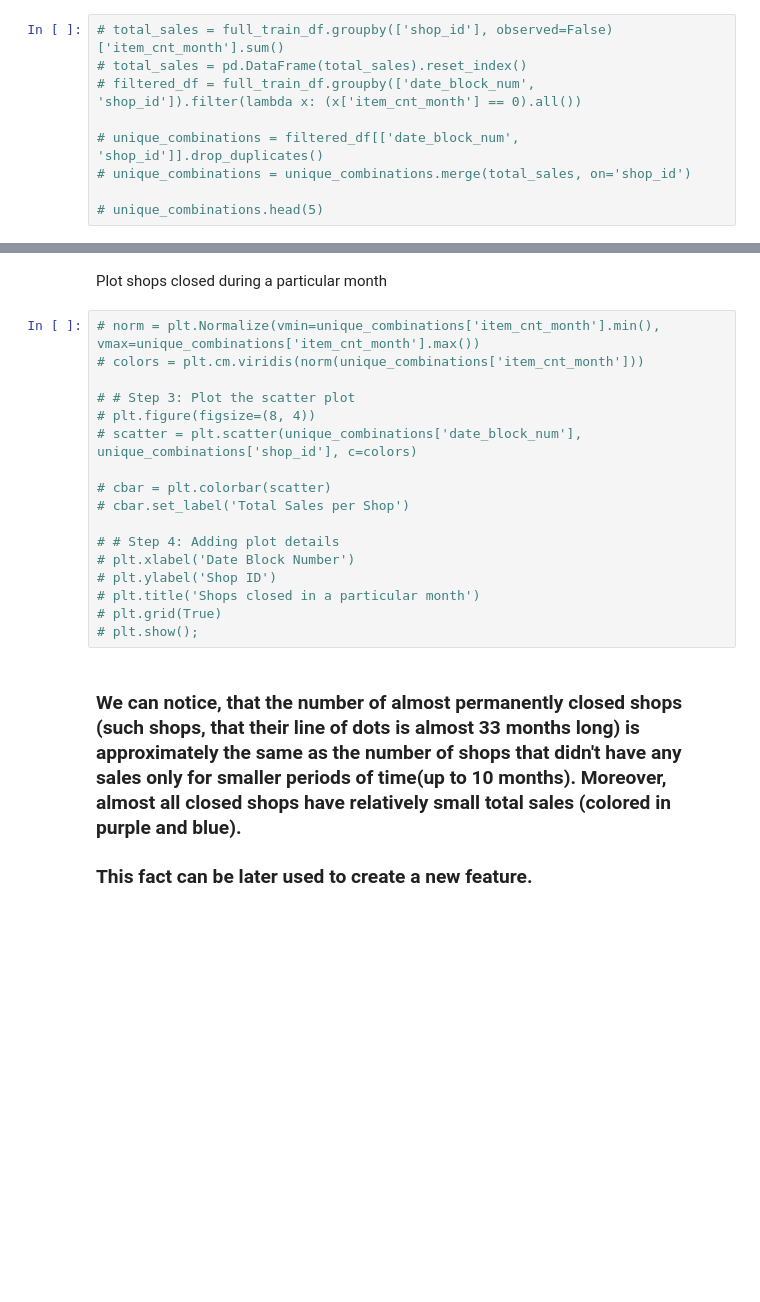
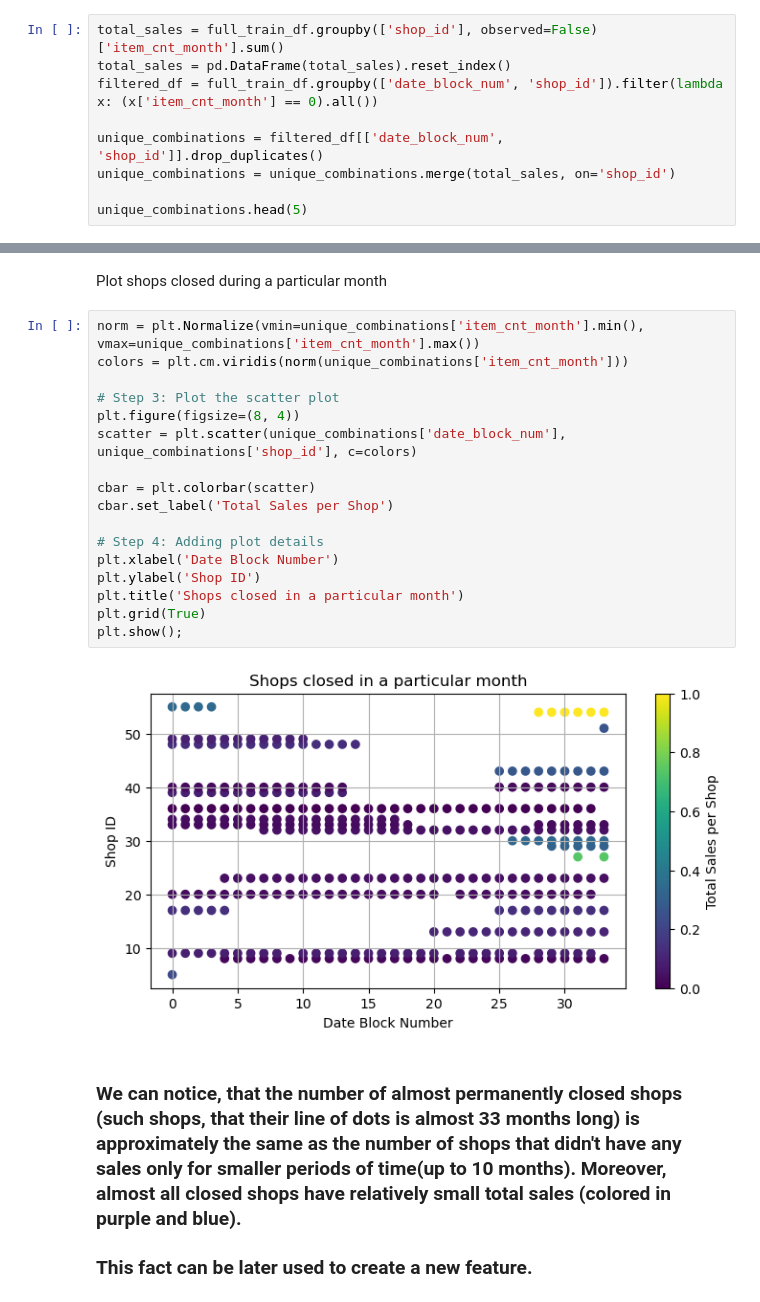
Before and after one commit to Alexennk/ml-ds-practice, a Jupyter notebook: notebooks/eda_notebook.ipynb, the cells around one changed output, grey strips where cells are left out. Drawn from its saved outputs; the diff is of its cells as text; blank space fills up the shorter version.

```diff
--- a/notebooks/eda_notebook.ipynb
+++ b/notebooks/eda_notebook.ipynb
@@ -185,11 +211,11 @@ There are no considerable signs of some shops closing forever, however it's bett
 
 I want to get lists of shops with zero sales for each month
 # %%
-# total_sales = full_train_df.groupby(['shop_id'], observed=False)['item_cnt_month'].sum()
-# total_sales = pd.DataFrame(total_sales).reset_index()
-# filtered_df = full_train_df.groupby(['date_block_num', 'shop_id']).filter(lambda x: (x['item_cnt_month'] == 0).all())
+total_sales = full_train_df.groupby(['shop_id'], observed=False)['item_cnt_month'].sum()
+total_sales = pd.DataFrame(total_sales).reset_index()
+filtered_df = full_train_df.groupby(['date_block_num', 'shop_id']).filter(lambda x: (x['item_cnt_month'] == 0).all())
 
-# unique_combinations = filtered_df[['date_block_num', 'shop_id']].drop_duplicates()
-# unique_combinations = unique_combinations.merge(total_sales, on='shop_id')
+unique_combinations = filtered_df[['date_block_num', 'shop_id']].drop_duplicates()
+unique_combinations = unique_combinations.merge(total_sales, on='shop_id')
 
-# unique_combinations.head(5)
+unique_combinations.head(5)
@@ -196,22 +229,24 @@ I want to get lists of shops with zero sales for each month
 # %% [markdown]
 Plot shops closed during a particular month
 # %%
-# norm = plt.Normalize(vmin=unique_combinations['item_cnt_month'].min(), vmax=unique_combinations['item_cnt_month'].max())
-# colors = plt.cm.viridis(norm(unique_combinations['item_cnt_month']))
+norm = plt.Normalize(vmin=unique_combinations['item_cnt_month'].min(), vmax=unique_combinations['item_cnt_month'].max())
+colors = plt.cm.viridis(norm(unique_combinations['item_cnt_month']))
 
-# # Step 3: Plot the scatter plot
-# plt.figure(figsize=(8, 4))
-# scatter = plt.scatter(unique_combinations['date_block_num'], unique_combinations['shop_id'], c=colors)
+# Step 3: Plot the scatter plot
+plt.figure(figsize=(8, 4))
+scatter = plt.scatter(unique_combinations['date_block_num'], unique_combinations['shop_id'], c=colors)
 
-# cbar = plt.colorbar(scatter)
-# cbar.set_label('Total Sales per Shop')
+cbar = plt.colorbar(scatter)
+cbar.set_label('Total Sales per Shop')
 
-# # Step 4: Adding plot details
-# plt.xlabel('Date Block Number')
-# plt.ylabel('Shop ID')
-# plt.title('Shops closed in a particular month')
-# plt.grid(True)
-# plt.show();
+# Step 4: Adding plot details
+plt.xlabel('Date Block Number')
+plt.ylabel('Shop ID')
+plt.title('Shops closed in a particular month')
+plt.grid(True)
+plt.show();
+# %% [output]
+[figure, added]
 # %% [markdown]
 ### We can notice, that the number of almost permanently closed shops (such shops, that their line of dots is almost 33 months long) is approximately the same as the number of shops that didn't have any sales only for smaller periods of time(up to 10 months). Moreover, almost all closed shops have relatively small total sales (colored in purple and blue).
 
```
Also changed, not shown: parts of 26 cells of this notebook.
